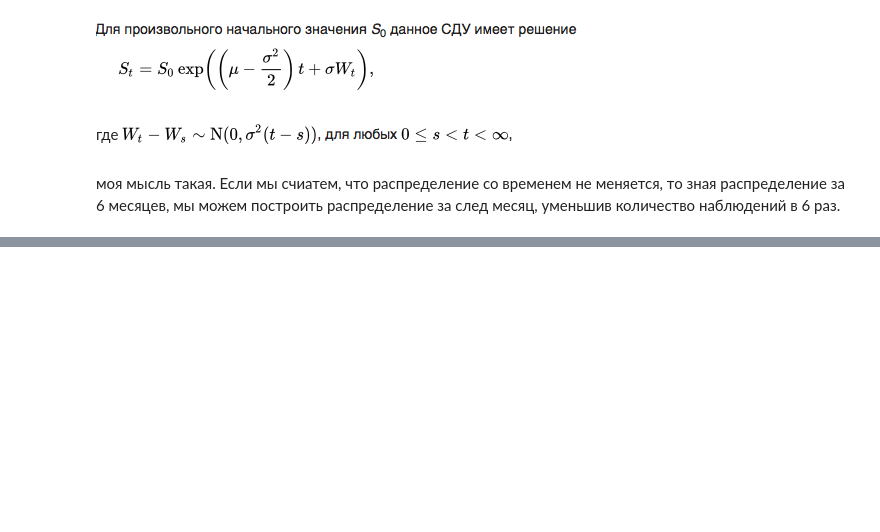
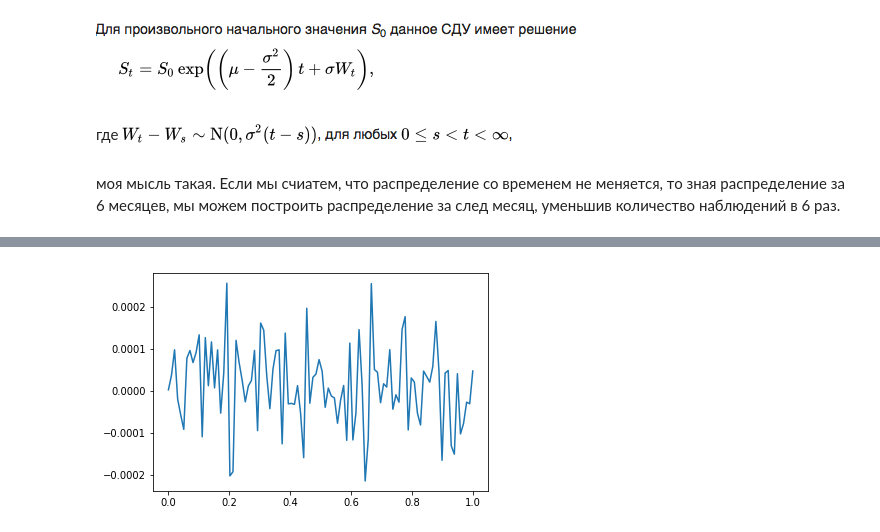
Before and after one commit to marssellio/btchack, a Jupyter notebook: ethusd.ipynb, the cells around one changed output, grey strips where cells are left out. Cells and saved outputs as stored; diff of their text form; code cells hidden in the pictures; blank space fills up the shorter version.

```diff
--- a/ethusd.ipynb
+++ b/ethusd.ipynb
@@ -157,0 +171,5 @@ sns.distplot(s)
+# %%
+plt.plot(t, X)
+plt.show()
+# %% [output]
+[figure, added]
```
Also changed, not shown: parts of 27 cells of this notebook.
